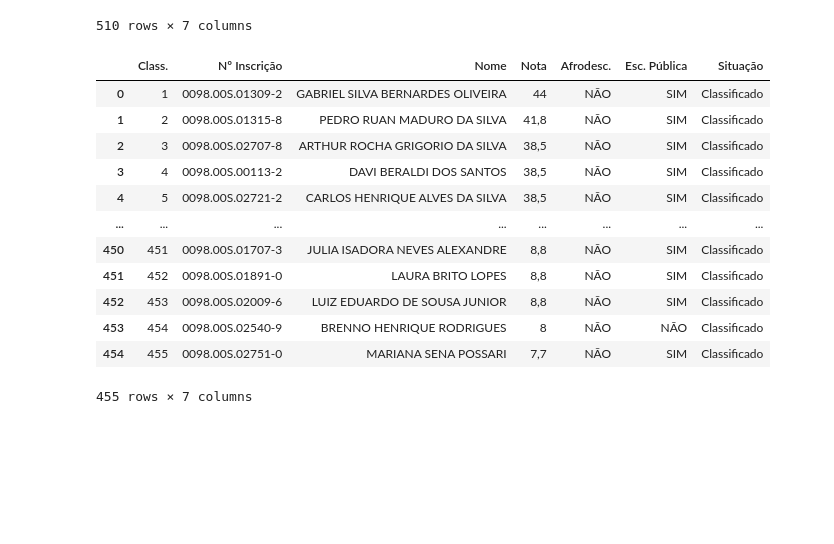
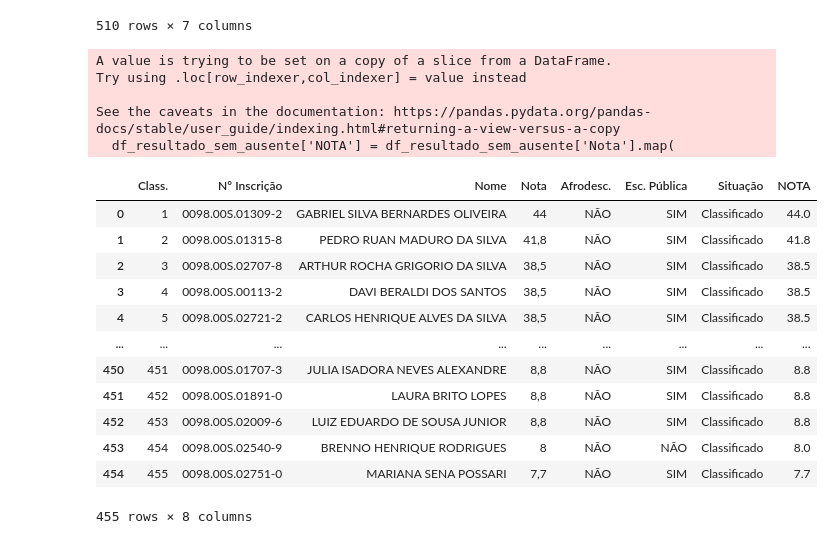
Before and after one commit to MirianGuerra/Resultado_ETEC, a Jupyter notebook: resultado_etec.ipynb, the cells around one changed output. Saved outputs shown, nothing was run; the diff lists cells and outputs as text; code cells hidden in the pictures; blank space fills up the shorter version.

```diff
--- a/resultado_etec.ipynb
+++ b/resultado_etec.ipynb
@@ -26,18 +26,25 @@ df_resultado
 510 rows × 7 columns
 # %%
 df_resultado_sem_ausente=df_resultado.loc[df_resultado['Nota']!='AUSENTE']
+df_resultado_sem_ausente['NOTA'] = df_resultado_sem_ausente['Nota'].map(
+    lambda x: float(x.replace(',', '.')))
 df_resultado_sem_ausente
 # %% [output]
+A value is trying to be set on a copy of a slice from a DataFrame.
+Try using .loc[row_indexer,col_indexer] = value instead
+
+See the caveats in the documentation: https://pandas.pydata.org/pandas-docs/stable/user_guide/indexing.html#returning-a-view-versus-a-copy
+  df_resultado_sem_ausente['NOTA'] = df_resultado_sem_ausente['Nota'].map(
-|  | Class. | Nº Inscrição | Nome | Nota | Afrodesc. | Esc. Pública | Situação |
-| 0 | 1 | 0098.00S.01309-2 | GABRIEL SILVA BERNARDES OLIVEIRA | 44 | NÃO | SIM | Classificado |
-| 1 | 2 | 0098.00S.01315-8 | PEDRO RUAN MADURO DA SILVA | 41,8 | NÃO | SIM | Classificado |
-| 2 | 3 | 0098.00S.02707-8 | ARTHUR ROCHA GRIGORIO DA SILVA | 38,5 | NÃO | SIM | Classificado |
-| 3 | 4 | 0098.00S.00113-2 | DAVI BERALDI DOS SANTOS | 38,5 | NÃO | SIM | Classificado |
-| 4 | 5 | 0098.00S.02721-2 | CARLOS HENRIQUE ALVES DA SILVA | 38,5 | NÃO | SIM | Classificado |
-| ... | ... | ... | ... | ... | ... | ... | ... |
-| 450 | 451 | 0098.00S.01707-3 | JULIA ISADORA NEVES ALEXANDRE | 8,8 | NÃO | SIM | Classificado |
-| 451 | 452 | 0098.00S.01891-0 | LAURA BRITO LOPES | 8,8 | NÃO | SIM | Classificado |
-| 452 | 453 | 0098.00S.02009-6 | LUIZ EDUARDO DE SOUSA JUNIOR | 8,8 | NÃO | SIM | Classificado |
-| 453 | 454 | 0098.00S.02540-9 | BRENNO HENRIQUE RODRIGUES | 8 | NÃO | NÃO | Classificado |
-| 454 | 455 | 0098.00S.02751-0 | MARIANA SENA POSSARI | 7,7 | NÃO | SIM | Classificado |
+|  | Class. | Nº Inscrição | Nome | Nota | Afrodesc. | Esc. Pública | Situação | NOTA |
+| 0 | 1 | 0098.00S.01309-2 | GABRIEL SILVA BERNARDES OLIVEIRA | 44 | NÃO | SIM | Classificado | 44.0 |
+| 1 | 2 | 0098.00S.01315-8 | PEDRO RUAN MADURO DA SILVA | 41,8 | NÃO | SIM | Classificado | 41.8 |
+| 2 | 3 | 0098.00S.02707-8 | ARTHUR ROCHA GRIGORIO DA SILVA | 38,5 | NÃO | SIM | Classificado | 38.5 |
+| 3 | 4 | 0098.00S.00113-2 | DAVI BERALDI DOS SANTOS | 38,5 | NÃO | SIM | Classificado | 38.5 |
+| 4 | 5 | 0098.00S.02721-2 | CARLOS HENRIQUE ALVES DA SILVA | 38,5 | NÃO | SIM | Classificado | 38.5 |
+| ... | ... | ... | ... | ... | ... | ... | ... | ... |
+| 450 | 451 | 0098.00S.01707-3 | JULIA ISADORA NEVES ALEXANDRE | 8,8 | NÃO | SIM | Classificado | 8.8 |
+| 451 | 452 | 0098.00S.01891-0 | LAURA BRITO LOPES | 8,8 | NÃO | SIM | Classificado | 8.8 |
+| 452 | 453 | 0098.00S.02009-6 | LUIZ EDUARDO DE SOUSA JUNIOR | 8,8 | NÃO | SIM | Classificado | 8.8 |
+| 453 | 454 | 0098.00S.02540-9 | BRENNO HENRIQUE RODRIGUES | 8 | NÃO | NÃO | Classificado | 8.0 |
+| 454 | 455 | 0098.00S.02751-0 | MARIANA SENA POSSARI | 7,7 | NÃO | SIM | Classificado | 7.7 |
-455 rows × 7 columns
+455 rows × 8 columns
```
Also changed, not shown: parts of 5 cells of this notebook.
